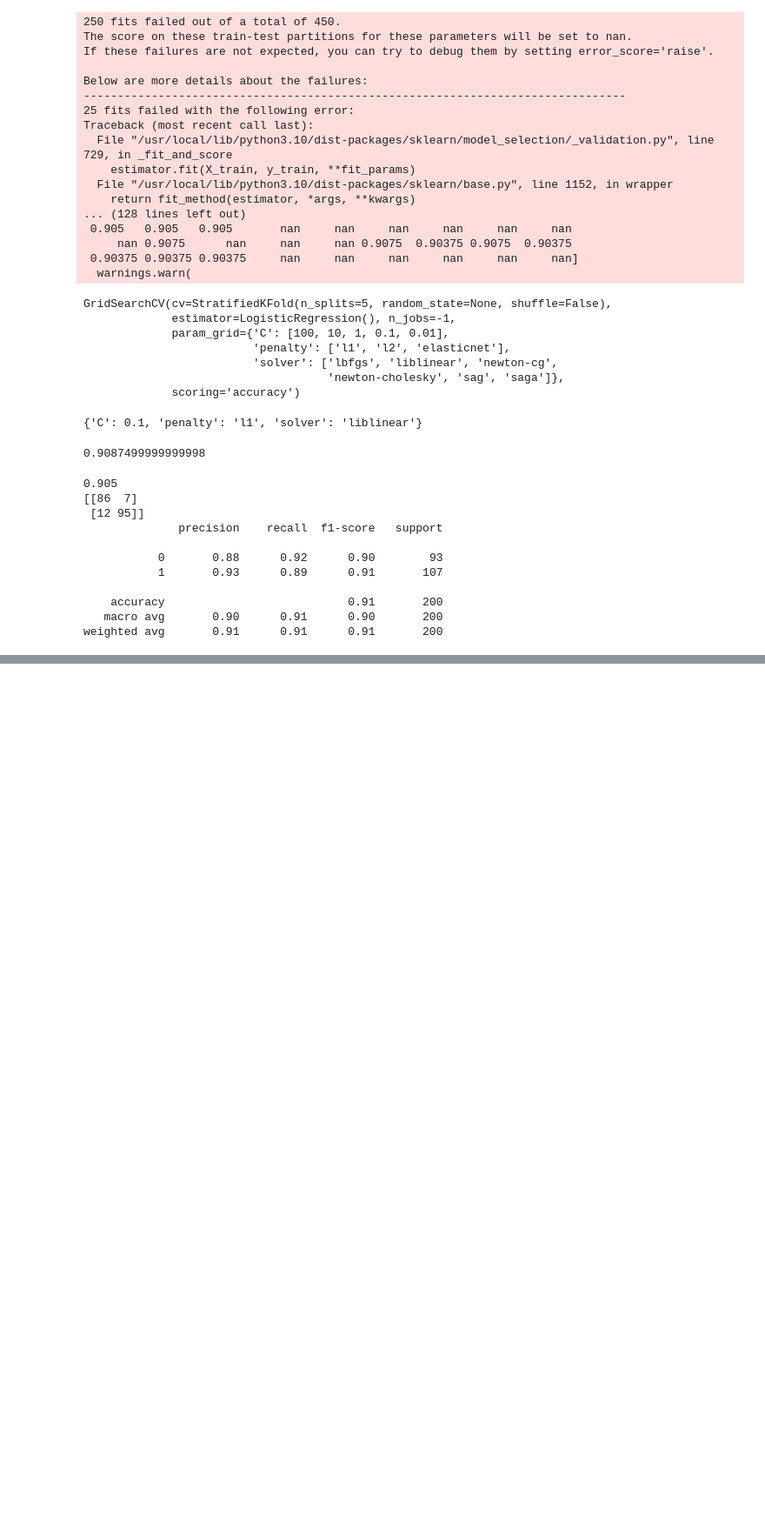
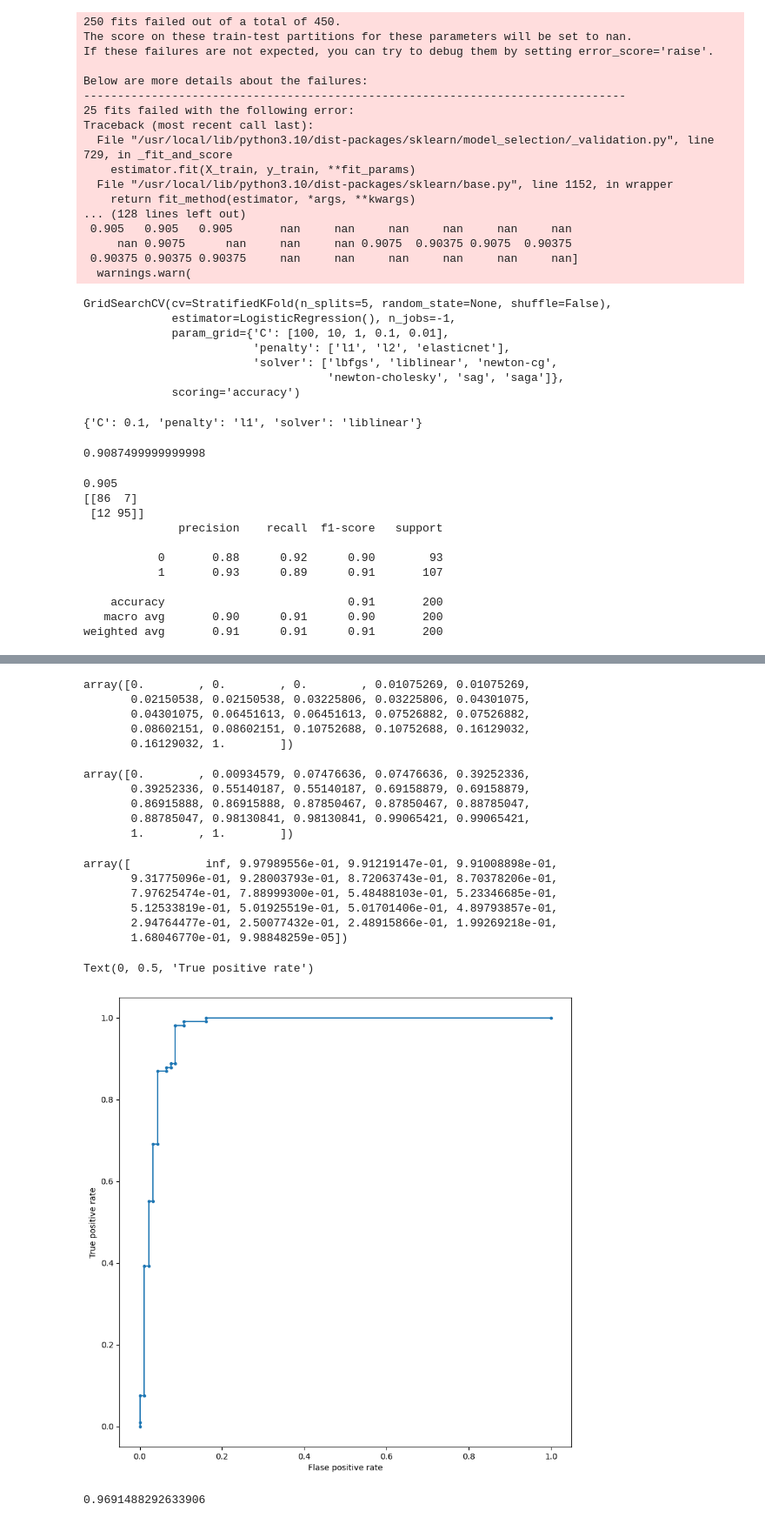
Before and after one commit to GOLISHYAMP/Colab_Notebooks, a Jupyter notebook: LogisticRegression.ipynb, the cells around one changed output, grey strips where cells are left out. Shown at 87% size. Saved outputs shown, nothing was run; the diff lists cells and outputs as text; code cells hidden in the pictures; blank space fills up the shorter version.

Commit message:
ROC curve is added

```diff
--- a/LogisticRegression.ipynb
+++ b/LogisticRegression.ipynb
@@ -157,3 +157,5 @@ print(classification_report(y_test,y_pred))
     accuracy                           0.91       200
    macro avg       0.90      0.91      0.90       200
 weighted avg       0.91      0.91      0.91       200
+# %%
+model_prob = grid.predict_proba(X_test)
@@ -159,0 +172,44 @@ weighted avg       0.91      0.91      0.91       200
+# %%
+model_prob = model_prob[:,1]
+# %%
+from sklearn.metrics import roc_curve
+fpr, tpr, threshold = roc_curve(y_test, model_prob)
+# %%
+fpr
+# %% [output]
+array([0.        , 0.        , 0.        , 0.01075269, 0.01075269,
+       0.02150538, 0.02150538, 0.03225806, 0.03225806, 0.04301075,
+       0.04301075, 0.06451613, 0.06451613, 0.07526882, 0.07526882,
+       0.08602151, 0.08602151, 0.10752688, 0.10752688, 0.16129032,
+       0.16129032, 1.        ])
+# %%
+tpr
+# %% [output]
+array([0.        , 0.00934579, 0.07476636, 0.07476636, 0.39252336,
+       0.39252336, 0.55140187, 0.55140187, 0.69158879, 0.69158879,
+       0.86915888, 0.86915888, 0.87850467, 0.87850467, 0.88785047,
+       0.88785047, 0.98130841, 0.98130841, 0.99065421, 0.99065421,
+       1.        , 1.        ])
+# %%
+threshold
+# %% [output]
+array([           inf, 9.97989556e-01, 9.91219147e-01, 9.91008898e-01,
+       9.31775096e-01, 9.28003793e-01, 8.72063743e-01, 8.70378206e-01,
+       7.97625474e-01, 7.88999300e-01, 5.48488103e-01, 5.23346685e-01,
+       5.12533819e-01, 5.01925519e-01, 5.01701406e-01, 4.89793857e-01,
+       2.94764477e-01, 2.50077432e-01, 2.48915866e-01, 1.99269218e-01,
+       1.68046770e-01, 9.98848259e-05])
+# %%
+import matplotlib.pyplot as plt
+fig = plt.figure(figsize = (10,10))
+plt.plot(fpr, tpr, marker = '.')
+plt.xlabel('Flase positive rate')
+plt.ylabel('True positive rate')
+# %% [output]
+Text(0, 0.5, 'True positive rate')
+[figure, added]
+# %%
+from sklearn.metrics import roc_auc_score
+print(roc_auc_score(y_test, model_prob))
+# %% [output]
+0.9691488292633906
```
Also changed, not shown: parts of 3 cells of this notebook.
